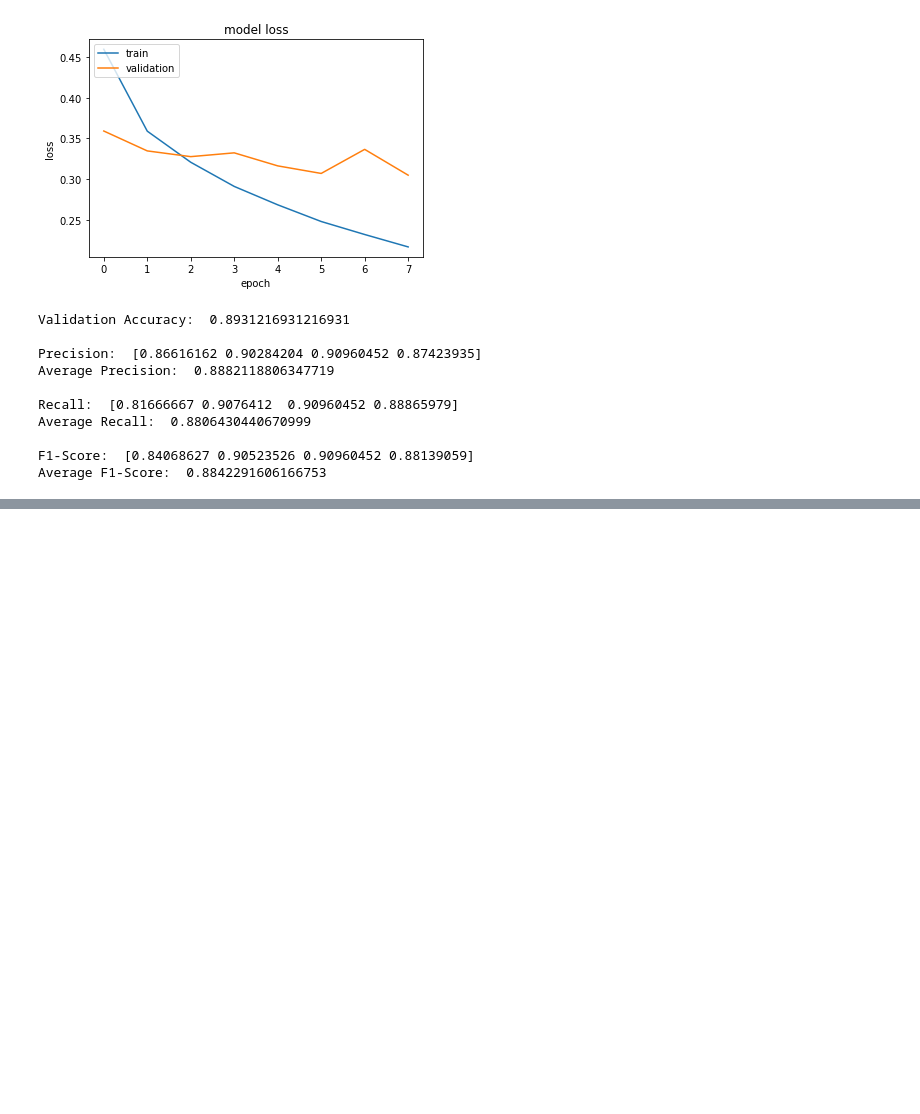
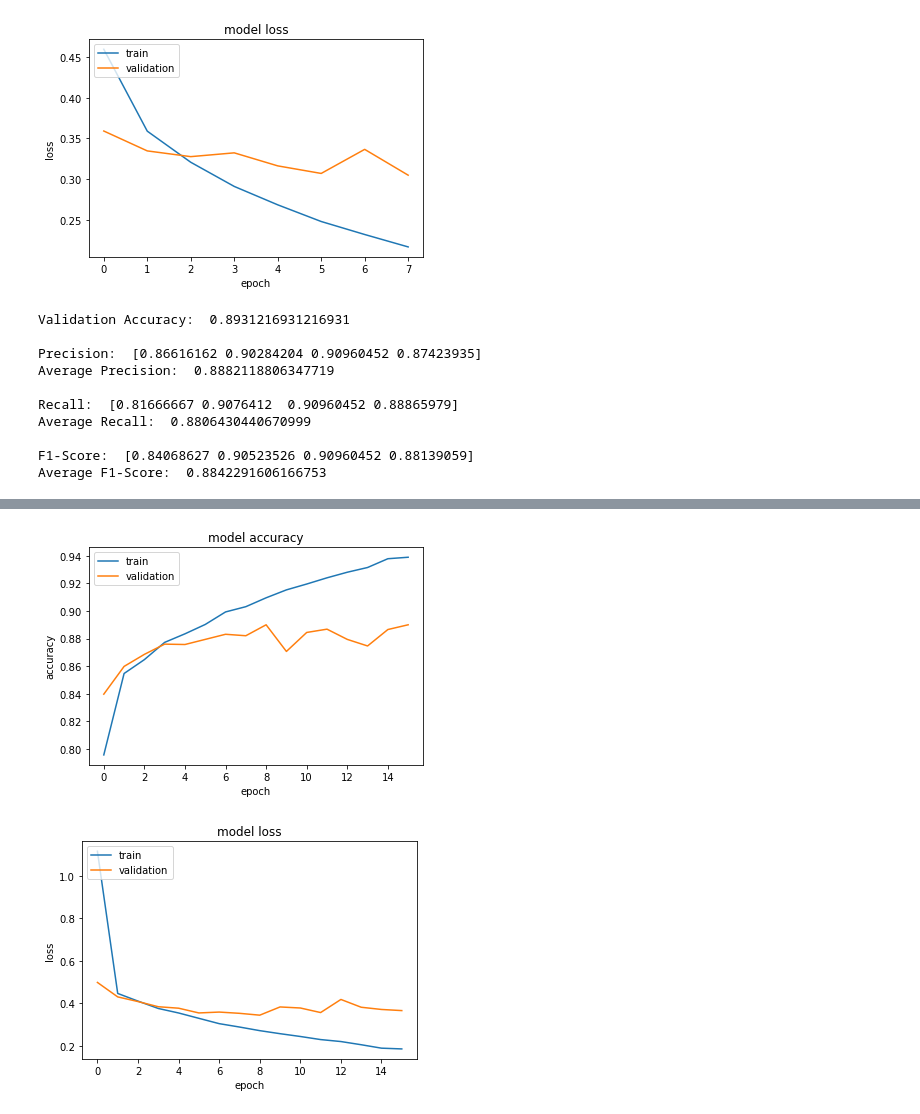
Before and after one commit to athrvkk/ICON-2020-TechDoFication, a Jupyter notebook: classifiers/dl-models-ds-raw.ipynb, the cells around one changed output, grey strips where cells are left out. Saved outputs shown, nothing was run; the diff lists cells and outputs as text; code cells hidden in the pictures; blank space fills up the shorter version.

```diff
--- a/classifiers/dl-models-ds-raw.ipynb
+++ b/classifiers/dl-models-ds-raw.ipynb
@@ -410,0 +420,7 @@ Average F1-Score:  0.8842291606166753
+# %%
+history = myBiLSTM_CNN.fit(x_train_padded,
+                           y_train,
+                           epochs=16,
+                           batch_size=128,
+                           verbose=1,
+                           validation_data=(x_val_padded, y_val))
@@ -410,0 +445,5 @@ Average F1-Score:  0.8842291606166753
+# %%
+plot_curves(history)
+# %% [output]
+[figure, added]
+[figure, added]
```
Also changed, not shown: parts of 15 cells of this notebook, 7 other files.
